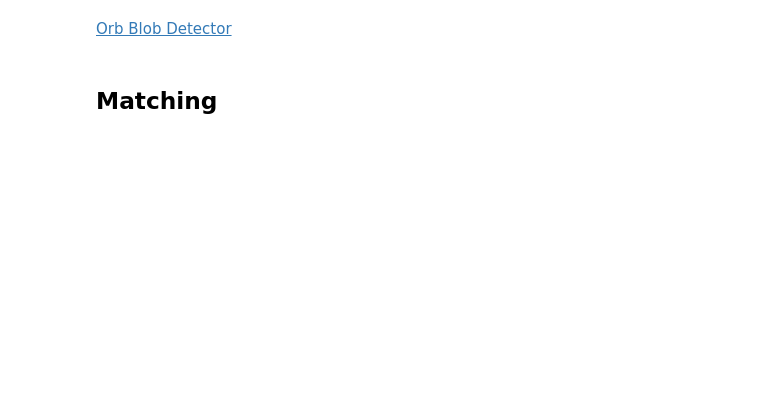
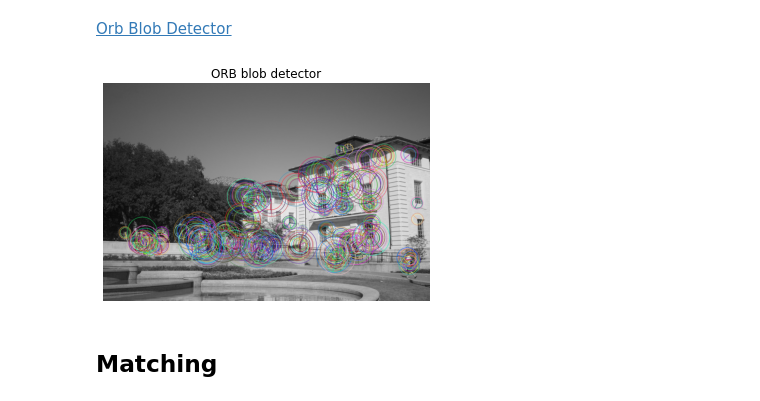
Before and after one commit to paulinho-16/MEIC-VC, a Jupyter notebook: Exercises/Part1/4_feature_points_detection.ipynb, the cells around one changed output. Saved outputs shown, nothing was run; the diff lists cells and outputs as text; code cells hidden in the pictures; blank space fills up the shorter version.

```diff
--- a/Exercises/Part1/4_feature_points_detection.ipynb
+++ b/Exercises/Part1/4_feature_points_detection.ipynb
@@ -202,20 +206,22 @@ plt.show()
 # %%
 # Initiate ORB detector
 orb = cv2.ORB_create()
 
-# find the keypoints with ORB
-kp = orb.detect(new_img, None)
+# Find the keypoints with ORB
+kp = orb.detect(gray, None)
 
-# compute the descriptors with ORB
-kp, des = orb.compute(new_img, kp)
+# Compute the descriptors with ORB
+kp, des = orb.compute(gray, kp)
 
-# draw only keypoints location, not size and orientation
-orb_img = cv2.drawKeypoints(new_img, kp, None, (-1, -1, -1), flags=cv2.DRAW_MATCHES_FLAGS_DRAW_RICH_KEYPOINTS)
+# Draw only keypoints location, not size and orientation
+orb_img = cv2.drawKeypoints(gray, kp, None, (-1, -1, -1), flags=cv2.DRAW_MATCHES_FLAGS_DRAW_RICH_KEYPOINTS)
 
 plt.imshow(orb_img)
-plt.title('Orb')
+plt.title('ORB blob detector')
 plt.axis('off')
 plt.show()
+# %% [output]
+[figure, added]
 # %% [markdown]
 ## Matching
 # %%
```
Also changed, not shown: parts of 3 cells of this notebook.
